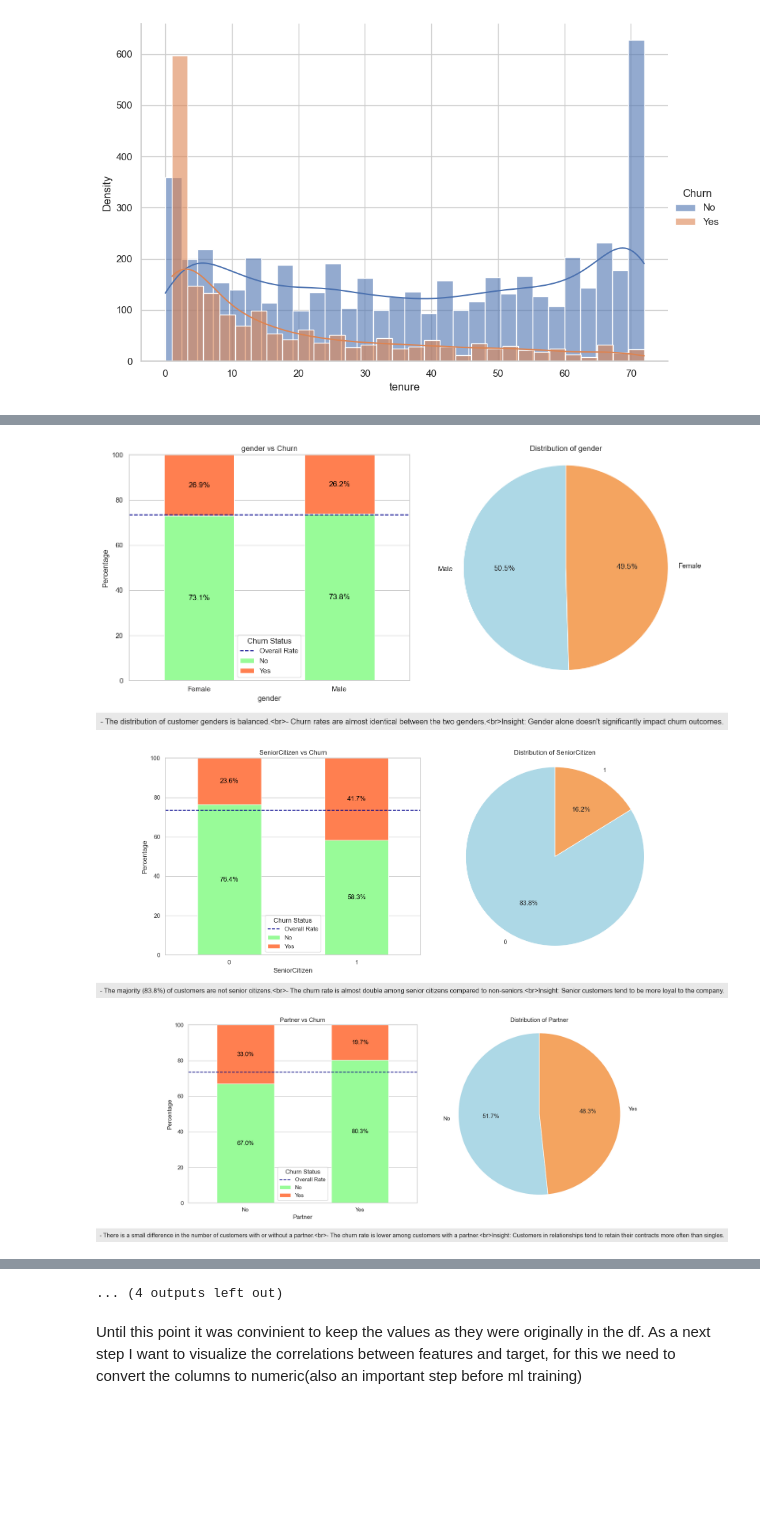
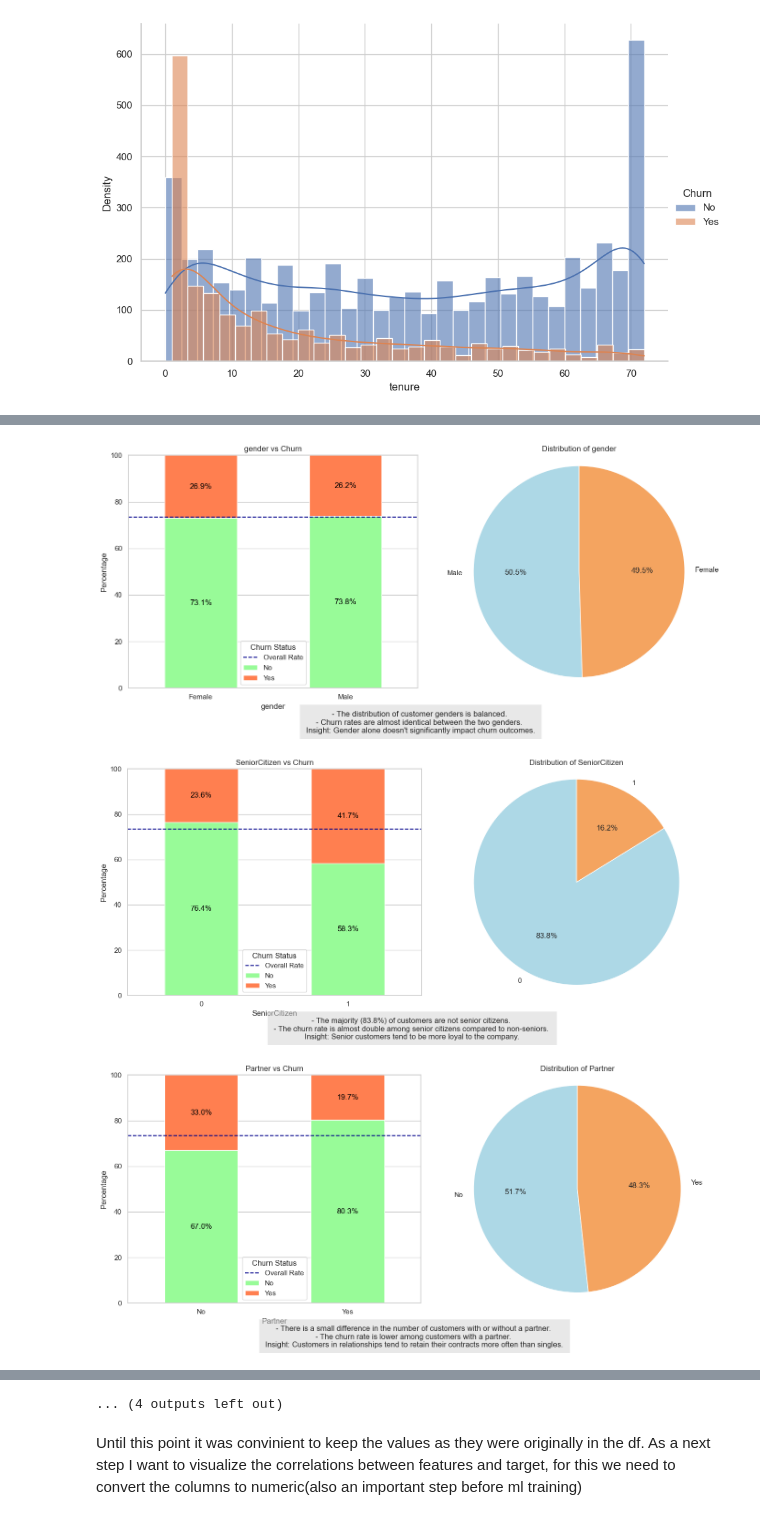
Before and after one commit to VigMarton/churn-analysis, a Jupyter notebook: analysis.ipynb, the cells around one changed output, grey strips where cells are left out. Saved outputs shown, nothing was run; the diff lists cells and outputs as text; code cells hidden in the pictures; blank space fills up the shorter version.

```diff
--- a/analysis.ipynb
+++ b/analysis.ipynb
@@ -268,42 +295,42 @@ Key takeaway:
 
 # Summaries for each feature
 summaries = {
-    'gender': "- The distribution of customer genders is balanced.<br>"
-              "- Churn rates are almost identical between the two genders.<br>"
+    'gender': "- The distribution of customer genders is balanced. \n"
+              "- Churn rates are almost identical between the two genders. \n"
               "Insight: Gender alone doesn't significantly impact churn outcomes.",
-    'SeniorCitizen': "- The majority (83.8%) of customers are not senior citizens.<br>"
-                     "- The churn rate is almost double among senior citizens compared to non-seniors.<br>"
+    'SeniorCitizen': "- The majority (83.8%) of customers are not senior citizens. \n"
+                     "- The churn rate is almost double among senior citizens compared to non-seniors. \n"
                      "Insight: Senior customers tend to be more loyal to the company.",
-    'Partner': "- There is a small difference in the number of customers with or without a partner.<br>"
-               "- The churn rate is lower among customers with a partner.<br>"
+    'Partner': "- There is a small difference in the number of customers with or without a partner. \n"
+               "- The churn rate is lower among customers with a partner. \n"
                "Insight: Customers in relationships tend to retain their contracts more often than singles.",
-    'Dependents': "- 70% of customers have no dependents.<br>"
-                  "- The churn rate is significantly lower for customers with dependents.<br>",
-    'PhoneService': "- On average, 9 out of 10 customers use phone service.<br>"
+    'Dependents': "- 70% of customers have no dependents. \n"
+                  "- The churn rate is significantly lower for customers with dependents. \n",
+    'PhoneService': "- On average, 9 out of 10 customers use phone service. \n"
                     "- This feature doesn't seem to impact churn as the churn rates are nearly identical across groups.",
-    'MultipleLines': "- 42% of customers have more than one phone line versus 58% with a single line.<br>"
+    'MultipleLines': "- 42% of customers have more than one phone line versus 58% with a single line. \n"
                      "- There is a slightly higher churn rate for customers with multiple lines.",
-    'OnlineSecurity': "- Only 28.7% of customers use the online security service.<br>"
-                      "- Customers who use the service are less likely to churn.<br>"
+    'OnlineSecurity': "- Only 28.7% of customers use the online security service. \n"
+                      "- Customers who use the service are less likely to churn. \n"
                       "Insight: Promoting this service may help reduce churn.",
-    'OnlineBackup': "- Similar to other online services, the majority of customers don't use online backup.<br>"
+    'OnlineBackup': "- Similar to other online services, the majority of customers don't use online backup. \n"
                     "- Customers who use it have a lower churn rate.",
-    'DeviceProtection': "- The majority of customers don't use device protection.<br>"
+    'DeviceProtection': "- The majority of customers don't use device protection. \n"
                         "- Customers who use it have a lower churn rate.",
-    'TechSupport': "- Around 30% of customers use tech support.<br>"
+    'TechSupport': "- Around 30% of customers use tech support. \n"
                    "- Churn rates are much lower (15%) for customers who use tech support compared to those who don't (31%).",
-    'StreamingTV': "- The majority (61.6%) of customers don't use streaming TV.<br>"
+    'StreamingTV': "- The majority (61.6%) of customers don't use streaming TV. \n"
                    "- The churn rate is 6% higher for customers who use streaming TV.",
     'StreamingMovies': "- Streaming Movies service shows similar trends to Streaming TV in both distribution and churn rates.",
-    'PaperlessBilling': "- The majority (59%) of customers use paperless billing.<br>"
+    'PaperlessBilling': "- The majority (59%) of customers use paperless billing. \n"
                         "- Customers using paper billing churn at half the rate of paperless billing customers.",
-    'InternetService': "- 78% of customers use an internet service.<br>"
-                       "- Fiber optic internet is slightly more popular than DSL.<br>"
+    'InternetService': "- 78% of customers use an internet service. \n"
+                       "- Fiber optic internet is slightly more popular than DSL. \n"
                        "Insight: Fiber optic users churn at a much higher rate than DSL or non-internet users.",
-    'PaymentMethod': "- Electronic check is the most common payment method.<br>"
-                     "- Customers using electronic checks are more likely to churn.<br>"
+    'PaymentMethod': "- Electronic check is the most common payment method. \n"
+                     "- Customers using electronic checks are more likely to churn. \n"
                      "Insight: This could be linked to the month-to-month contract type.",
-    'Contract': "- 55% of customers have month-to-month contracts, 21% have 1-year contracts, and 24% have 2-year contracts.<br>"
+    'Contract': "- 55% of customers have month-to-month contracts, 21% have 1-year contracts, and 24% have 2-year contracts. \n"
                 "- Churn rates vary greatly: only 2.8% for 2-year contracts, 11% for 1-year, and more than 40% for month-to-month."
 }
 
@@ -320,55 +347,51 @@ feature_cols.remove('Churn')
 for feature in feature_cols:
     plt.figure(figsize=(14, 6))
 
-    # Create a DataFrame for counting
     churn_counts = df_churn.groupby([feature, 'Churn']).size().unstack(fill_value=0)
-
     # Calculate percentages
     churn_percentages = churn_counts.div(churn_counts.sum(axis=1), axis=0) * 100
 
-    # Create a stacked bar chart with "No Churn" stacked on top of "Churn"
-    ax1 = plt.subplot(121)  # Create first subplot (1 row, 2 columns, first subplot)
-
-    # Plot the "No Churn" first, then "Churn"
+    # Create a stacked bar chart
+    ax1 = plt.subplot(121)
     bars = churn_percentages[['No', 'Yes']].plot(kind='bar', stacked=True, color=['palegreen', 'coral'], ax=ax1)
 
-    # Add average churn rate line
+    # Average churn rate line
     ax1.axhline(y=100 - overall_churn_rate, color='darkblue', linestyle='--', label='Overall Rate')
     ax1.set_title(f'{feature} vs Churn')
     ax1.set_ylabel('Percentage')
     ax1.set_xlabel(feature)
     ax1.set_ylim(0, 100)
     ax1.legend(title='Churn Status')
 
-    ax1.set_xticklabels(churn_percentages.index, rotation=0, ha='center')  # Set x labels to be horizontal
-    # Add percentage labels to each bar segment
+    ax1.set_xticklabels(churn_percentages.index, rotation=0, ha='center')
+    # Add percentage labels
     for index in range(len(churn_percentages)):
         no_churn_height = churn_percentages['No'].iloc[index]
         yes_churn_height = churn_percentages['Yes'].iloc[index]
 
-        # Annotate "No Churn" segment
+        # Annotate
         ax1.annotate(f'{no_churn_height:.1f}%',
-                     (index, no_churn_height / 2),  # Position in the middle of the "No Churn" segment
+                     (index, no_churn_height / 2),  #in the middle
                      ha='center', va='center', color='black')
 
-        # Annotate "Churn" segment
+        # Annotate
         ax1.annotate(f'{yes_churn_height:.1f}%',
-                     (index, no_churn_height + yes_churn_height / 2),  # Position in the middle of the "Churn" segment
+                     (index, no_churn_height + yes_churn_height / 2),
                      ha='center', va='center', color='black')
 
-    # Create a pie chart
-    ax2 = plt.subplot(122)  # Create second subplot
+    # Pie chart
+    ax2 = plt.subplot(122)
     pie_data = df_churn[feature].value_counts()
     ax2.pie(pie_data, labels=pie_data.index, autopct='%1.1f%%', startangle=90, colors=['lightblue', 'sandybrown', 'thistle', 'lightgray'])
-    ax2.axis('equal')  # Equal aspect ratio ensures that pie is drawn as a circle.
+    ax2.axis('equal')
     ax2.set_title(f'Distribution of {feature}')
 
-    # Add summary text
+    # Add summary
     plt.figtext(0.5, -0.05, summaries[feature], ha="center", fontsize=12, bbox={"facecolor": "lightgray", "alpha": 0.5, "pad": 10})
 
     plt.tight_layout()
     plt.show()
 # %% [output]
-[figure, old version]
+[figure, new version]
-[figure, old version]
+[figure, new version]
-[figure, old version]
+[figure, new version]
```
Also changed, not shown: parts of 10 cells of this notebook, 5 other files.
